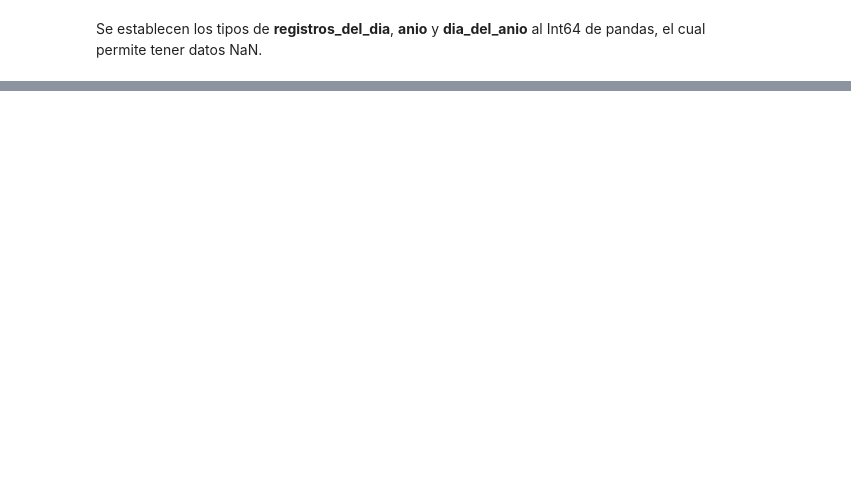
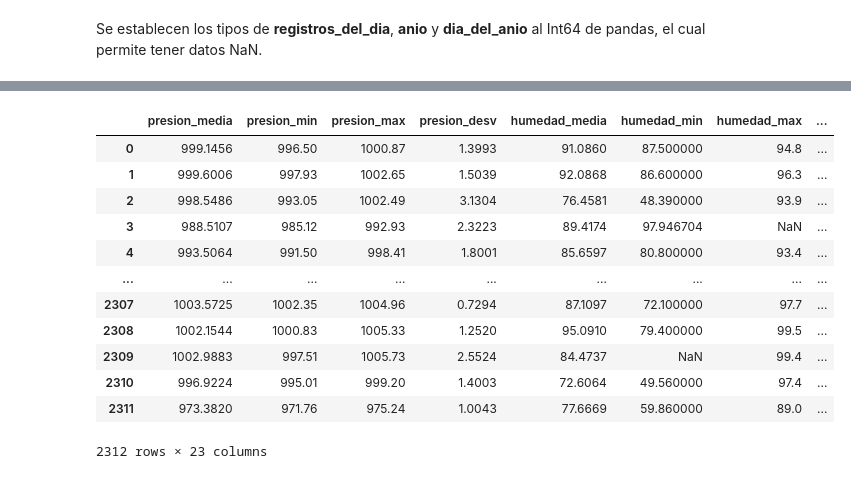
Before and after one commit to mzambranob/Fork-MaterialDeClase-ISIS-2611, a Jupyter notebook: 202620/Laboratorios/L1/laboratorio_1.ipynb, the cells around one changed output, grey strips where cells are left out. Drawn from its saved outputs; the diff is of its cells as text; code cells hidden in the pictures; blank space fills up the shorter version.

Commit message:
3. Correccion de datos sin pipeline terminado | arreglos en 2.

```diff
--- a/202620/Laboratorios/L1/laboratorio_1.ipynb
+++ b/202620/Laboratorios/L1/laboratorio_1.ipynb
@@ -40,6 +40,7 @@ pd.set_option("display.max_colwidth", None)
 # %%
 RANDOM_STATE = 42
 TEST_SIZE = 0.25
+UMBRAL_MAX = 44.8
 OBJETIVO = "temp_max_manana"
 # %% [markdown]
 #### 1.3 Carga de datos
@@ -331,8 +332,7 @@ for col in datos.select_dtypes("number").columns:
 # %% [output]
 rafaga_min: 1 valores centinela
 # %%
-print("presion_media:", datos["presion_media"].min(), "-", datos["presion_media"].max())
-print("fuera de rango fisico [850,1100] mbar:", ((datos["presion_media"] < 850) | (datos["presion_media"] > 1100)).sum())
-
-datos["presion_media"].hist(bins=40)
+for col in ["presion_media", "presion_min", "presion_max"]:
+    fuera_de_rango = ((datos[col] < 850) | (datos[col] > 1100)).sum()
+    print(f"{col}: min={datos[col].min():.2f} max={datos[col].max():.2f} fuera de rango={fuera_de_rango}")
 # %% [output]
@@ -505,0 +632,28 @@ Se establecen los tipos de **registros_del_dia**, **anio** y **dia_del_anio** al
+# %%
+print("Filas al inicio: ", len(copia_datos))
+
+#Duplicados exactos
+copia_datos = copia_datos.drop_duplicates()
+print("Sin duplicados exactos:", len(copia_datos))
+
+#registros_del_dia invalidos
+copia_datos = copia_datos[~(copia_datos["registros_del_dia"] > 144).fillna(False)]
+print("Sin registros_del_dia > 144:", len(copia_datos))
+
+#fechas repetidas: conservar la de mas registros
+copia_datos = copia_datos.sort_values("registros_del_dia", ascending=False)
+copia_datos = copia_datos.drop_duplicates(subset="fecha", keep = "first")
+print("Sin fechas repetidas:", len(copia_datos))
+
+#temperaturas fisicamente imposibles
+mask = copia_datos[OBJETIVO] > UMBRAL_MAX
+copia_datos = copia_datos[~mask]
+print(f"Sin temperaturas > {UMBRAL_MAX}:", len(copia_datos))
+
+#Filas sin objetivo
+copia_datos = copia_datos.dropna(subset=[OBJETIVO])
+print("Sin filas sin objetivo:", len(copia_datos))
+
+#Reordenar cronologicamente
+copia_datos = copia_datos.sort_values("fecha").reset_index(drop=True)
+print("\nFilas finales:", len(copia_datos))
@@ -505,0 +708,21 @@ Se establecen los tipos de **registros_del_dia**, **anio** y **dia_del_anio** al
+# %%
+COLUMNAS_ELIMINADAS = ["fecha", "anio", "registros_del_dia"]
+
+X = copia_datos.drop(columns=[OBJETIVO] + COLUMNAS_ELIMINADAS)
+y = copia_datos[OBJETIVO]
+# %%
+X
+# %% [output]
+|  | presion_media | presion_min | presion_max | presion_desv | humedad_media | humedad_min | humedad_max | ... |
+| 0 | 999.1456 | 996.50 | 1000.87 | 1.3993 | 91.0860 | 87.500000 | 94.8 | ... |
+| 1 | 999.6006 | 997.93 | 1002.65 | 1.5039 | 92.0868 | 86.600000 | 96.3 | ... |
+| 2 | 998.5486 | 993.05 | 1002.49 | 3.1304 | 76.4581 | 48.390000 | 93.9 | ... |
+| 3 | 988.5107 | 985.12 | 992.93 | 2.3223 | 89.4174 | 97.946704 | NaN | ... |
+| 4 | 993.5064 | 991.50 | 998.41 | 1.8001 | 85.6597 | 80.800000 | 93.4 | ... |
+| ... | ... | ... | ... | ... | ... | ... | ... | ... |
+| 2307 | 1003.5725 | 1002.35 | 1004.96 | 0.7294 | 87.1097 | 72.100000 | 97.7 | ... |
+| 2308 | 1002.1544 | 1000.83 | 1005.33 | 1.2520 | 95.0910 | 79.400000 | 99.5 | ... |
+| 2309 | 1002.9883 | 997.51 | 1005.73 | 2.5524 | 84.4737 | NaN | 99.4 | ... |
+| 2310 | 996.9224 | 995.01 | 999.20 | 1.4003 | 72.6064 | 49.560000 | 97.4 | ... |
+| 2311 | 973.3820 | 971.76 | 975.24 | 1.0043 | 77.6669 | 59.860000 | 89.0 | ... |
+2312 rows × 23 columns
```
Also changed, not shown: parts of 22 cells of this notebook, 1 other file.
